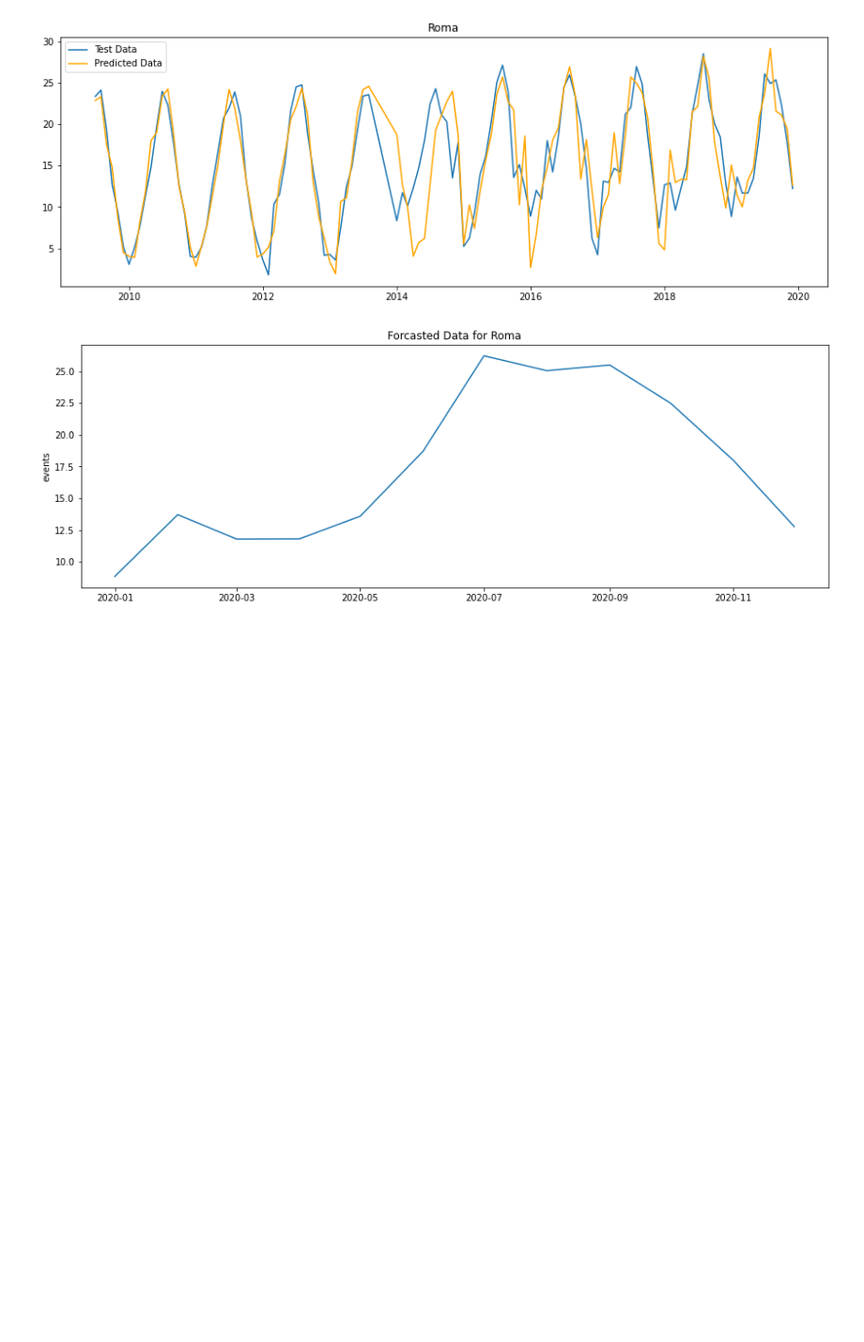
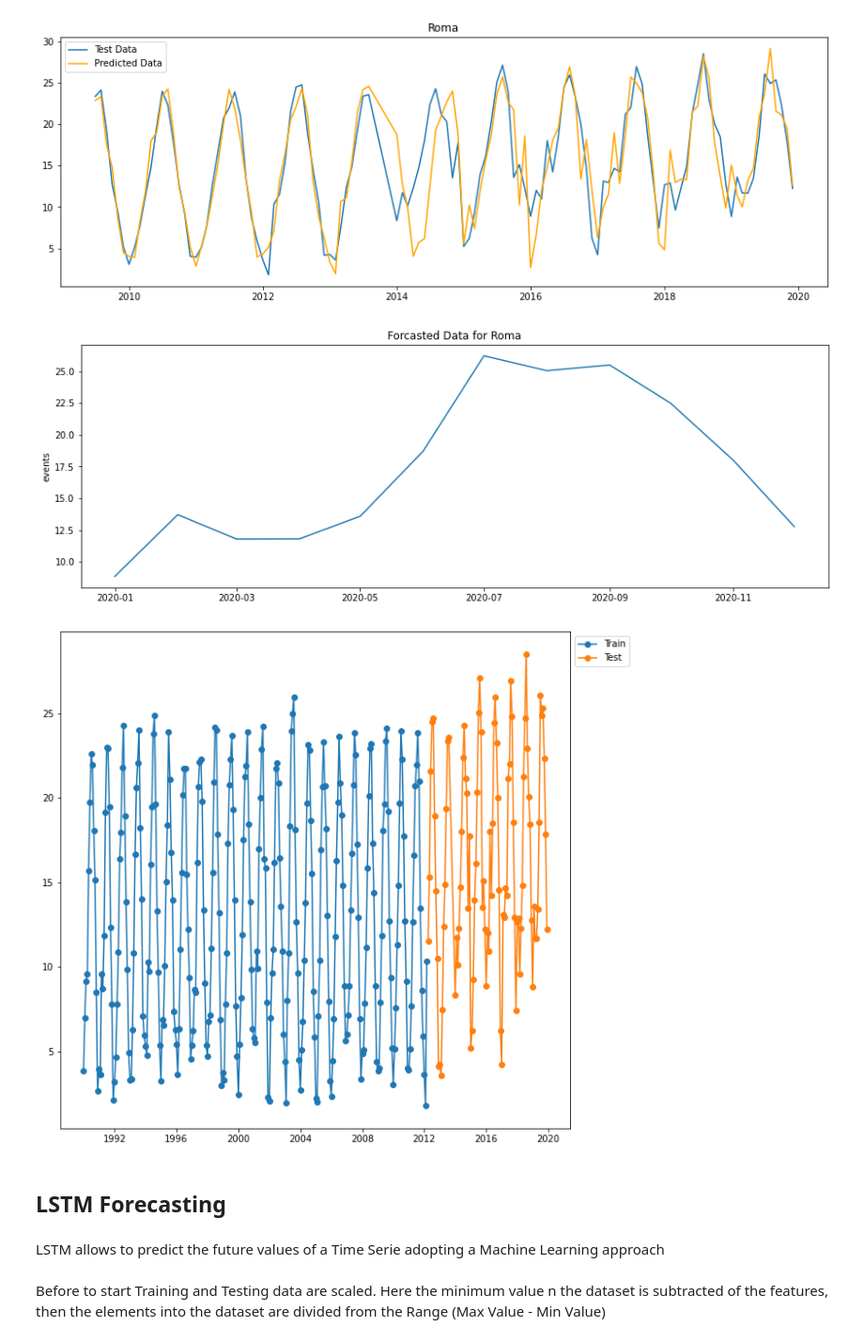
Before and after one commit to DaddCagnez/Data-Science-3, a Jupyter notebook: Time Series Roma.ipynb, the cells around one changed output. Shown: that part at 94% size. Drawn from its saved outputs; the diff is of its cells as text; code cells hidden in the pictures; blank space fills up the shorter version.

```diff
--- a/Time Series Roma.ipynb
+++ b/Time Series Roma.ipynb
@@ -337,0 +339,31 @@ generateModel(TempRo2, 'Roma')
+# %%
+# Dynamic function to divide Dataset into testing and training set
+def Dynamic_Splitting (parDf,parColumn,parTrainSize):
+
+    # Test e Train DataSet creation
+    train_size = parTrainSize
+    split_idx = round(len(TempRo2["AverageTemperature"])* train_size)
+
+    # Split
+    train = TempRo2.iloc[:split_idx]
+    test = TempRo2.iloc[split_idx:]
+
+
+    # Visualize split
+    fig,ax= plt.subplots(figsize=(10,10))
+    kws = dict(marker='o')
+    plt.plot(train, label='Train', **kws)
+    plt.plot(test, label='Test', **kws)
+    ax.legend(bbox_to_anchor=[1,1]);
+
+    return train, test
+# %%
+train, test = Dynamic_Splitting(TempRo2,"AverageTemperature",0.75)
+# %% [output]
+[figure, added]
+# %% [markdown]
+## LSTM Forecasting
+# %% [markdown]
+LSTM allows to predict the future values of a Time Serie adopting a Machine Learning approach
+# %% [markdown]
+Before to start Training and Testing data are scaled. Here the minimum value n the dataset is subtracted of the features, then the elements into the dataset are divided from the Range (Max Value - Min Value)
```
Also changed, not shown: parts of 29 cells of this notebook.
